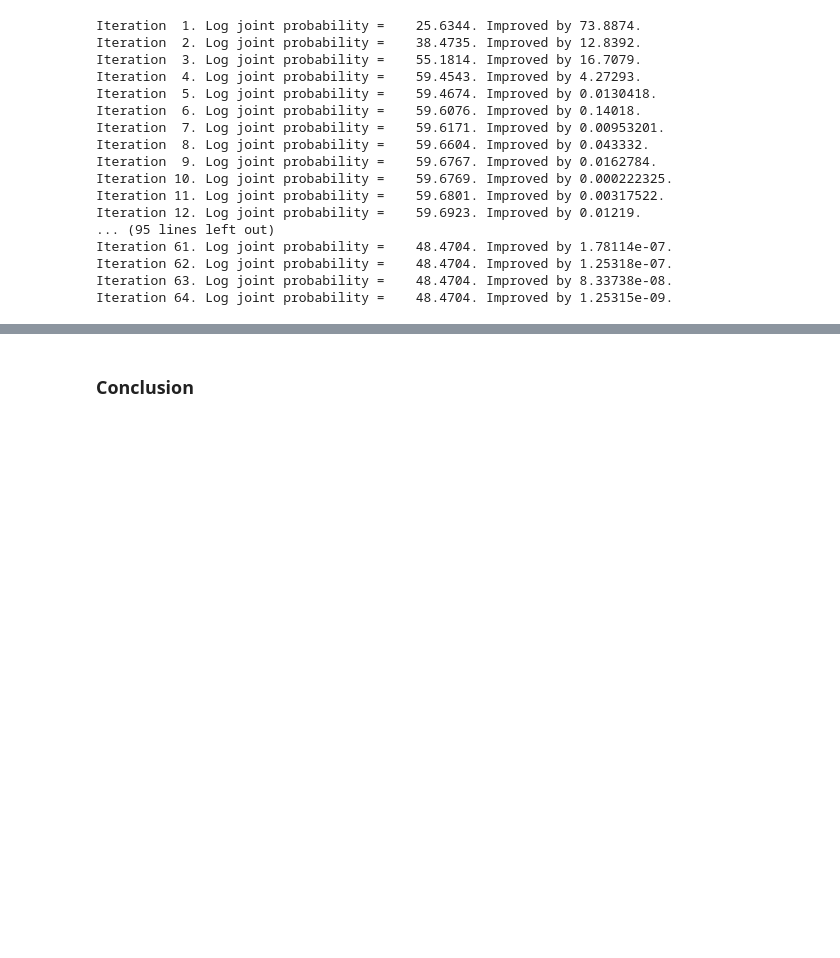
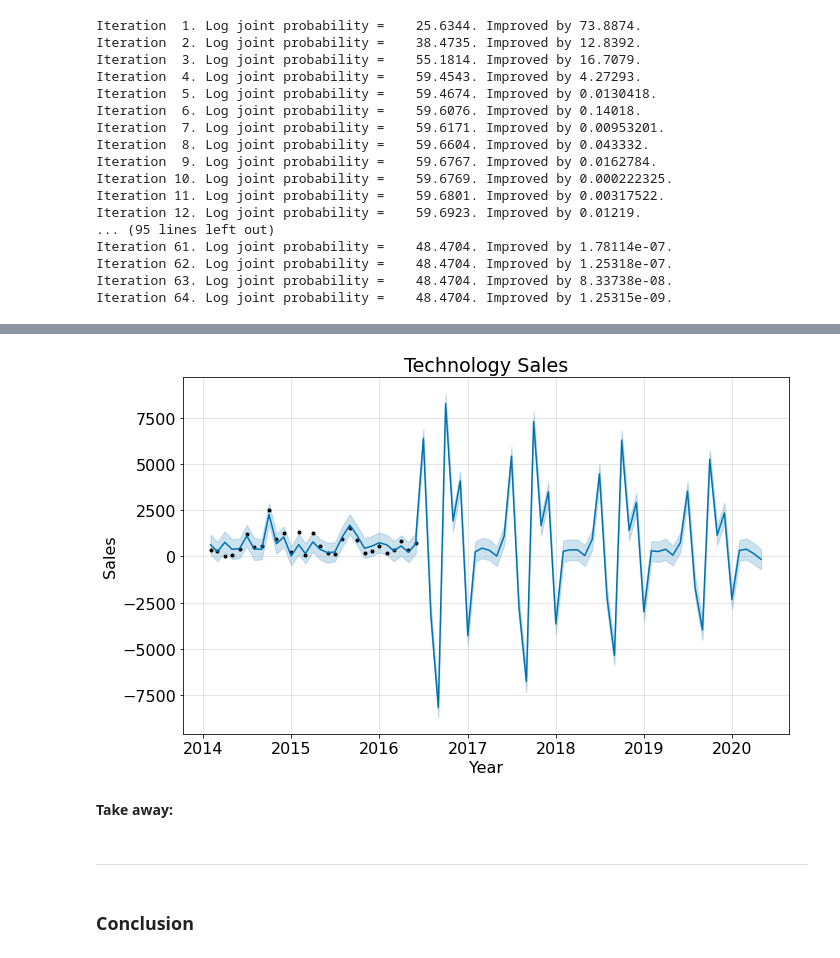
Before and after one commit to Kristofer-Rivera-and-Oliver-Ton/time_series_project, a Jupyter notebook: superstore_final.ipynb, the cells around one changed output, grey strips where cells are left out. Saved outputs shown, nothing was run; the diff lists cells and outputs as text; code cells hidden in the pictures; blank space fills up the shorter version.

```diff
--- a/superstore_final.ipynb
+++ b/superstore_final.ipynb
@@ -109,3 +140,14 @@ Iteration 64. Log joint probability =    48.4704. Improved by 1.25315e-09.
+# %%
+#Forecasting future sales for technologies
+technology_model.plot(technology_forecast, xlabel = 'Year', ylabel = 'Sales')
+plt.title('Technology Sales')
+plt.show()
+# %% [output]
+[figure, added]
+# %% [markdown]
+**Take away:**
+# %% [markdown]
+---
 # %% [markdown]
 ### Conclusion
 # %% [markdown]
```
Also changed, not shown: parts of 11 cells of this notebook.
